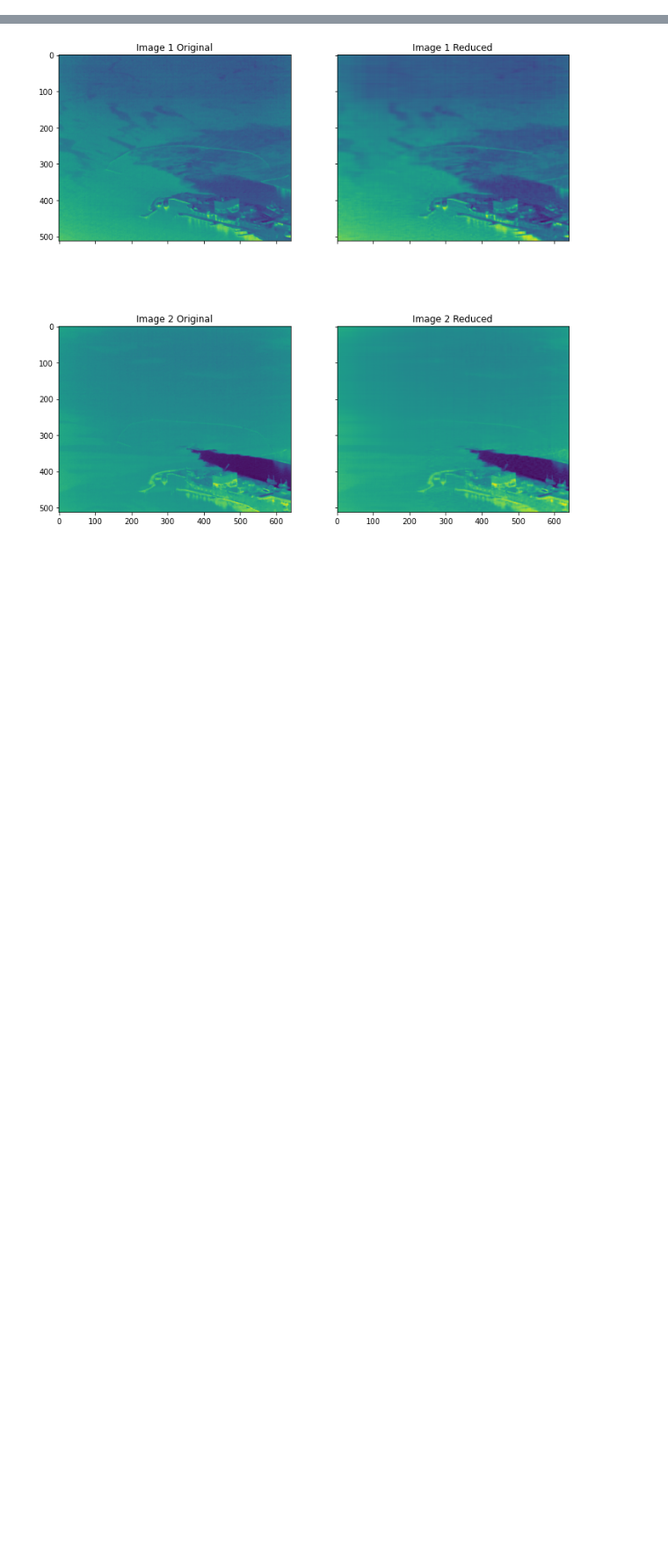
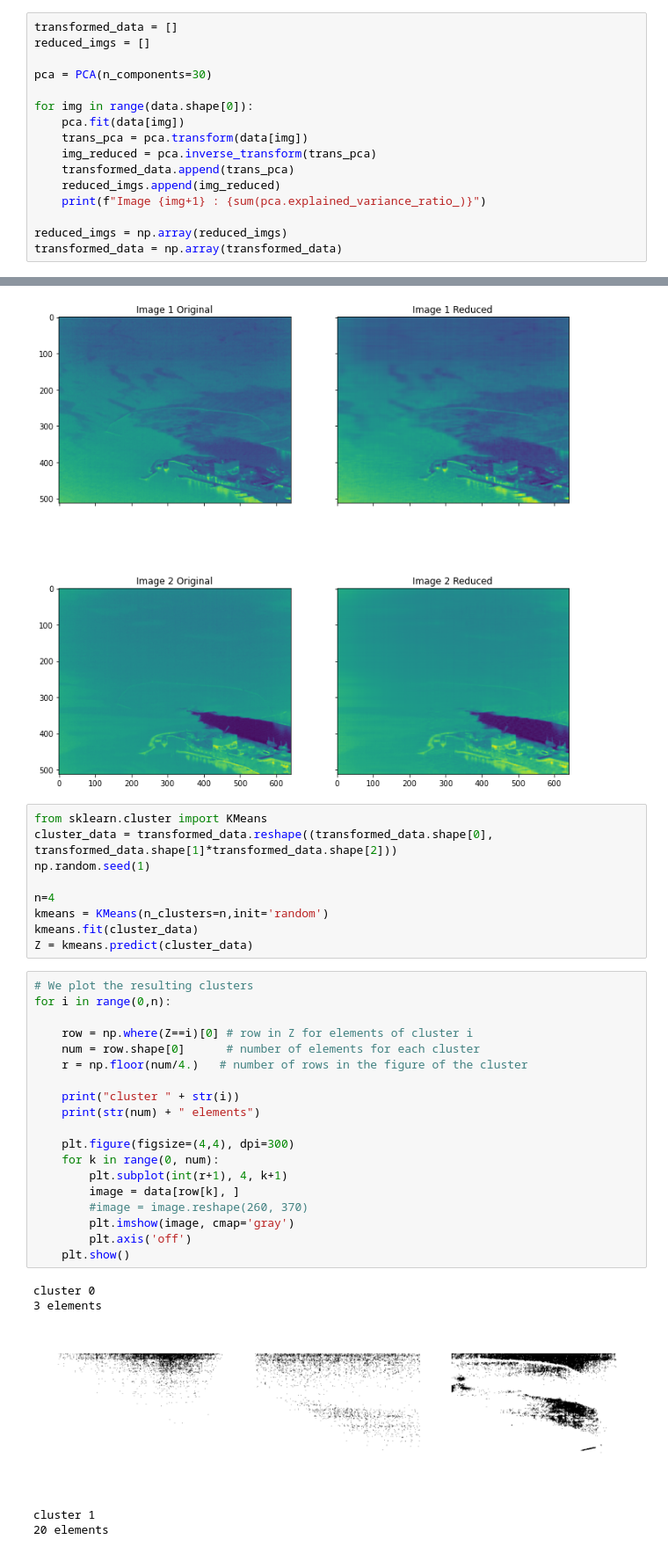
Before and after one commit to CS-433/ml-project-2-ml-plume-1, a Jupyter notebook: pca.ipynb, the cells around one changed output, grey strips where cells are left out. Shown at 88% size. Drawn from its saved outputs; the diff is of its cells as text; blank space fills up the shorter version.

Commit message:
did pca for 36 images and ran kmeans on transformed images

```diff
--- a/pca.ipynb
+++ b/pca.ipynb
@@ -8,0 +21,16 @@ import matplotlib.image as mpimg
+# %%
+transformed_data = []
+reduced_imgs = []
+
+pca = PCA(n_components=30)
+
+for img in range(data.shape[0]):
+    pca.fit(data[img])
+    trans_pca = pca.transform(data[img])
+    img_reduced = pca.inverse_transform(trans_pca)
+    transformed_data.append(trans_pca)
+    reduced_imgs.append(img_reduced)
+    print(f"Image {img+1} : {sum(pca.explained_variance_ratio_)}")
+
+reduced_imgs = np.array(reduced_imgs)
+transformed_data = np.array(transformed_data)
@@ -55,3 +101,37 @@ axs[1,1].set_title('Image 2 Reduced')
 plt.show()
 # %% [output]
 [figure]
+# %%
+from sklearn.cluster import KMeans
+cluster_data = transformed_data.reshape((transformed_data.shape[0], transformed_data.shape[1]*transformed_data.shape[2]))
+np.random.seed(1)
+
+n=4
+kmeans = KMeans(n_clusters=n,init='random')
+kmeans.fit(cluster_data)
+Z = kmeans.predict(cluster_data)
+# %%
+# We plot the resulting clusters
+for i in range(0,n):
+
+    row = np.where(Z==i)[0] # row in Z for elements of cluster i
+    num = row.shape[0]      # number of elements for each cluster
+    r = np.floor(num/4.)   # number of rows in the figure of the cluster
+
+    print("cluster " + str(i))
+    print(str(num) + " elements")
+
+    plt.figure(figsize=(4,4), dpi=300)
+    for k in range(0, num):
+        plt.subplot(int(r+1), 4, k+1)
+        image = data[row[k], ]
+        #image = image.reshape(260, 370)
+        plt.imshow(image, cmap='gray')
+        plt.axis('off')
+    plt.show()
+# %% [output]
+cluster 0
+3 elements
+[figure, added]
+cluster 1
+20 elements
```
Also changed, not shown: parts of 5 cells of this notebook.
